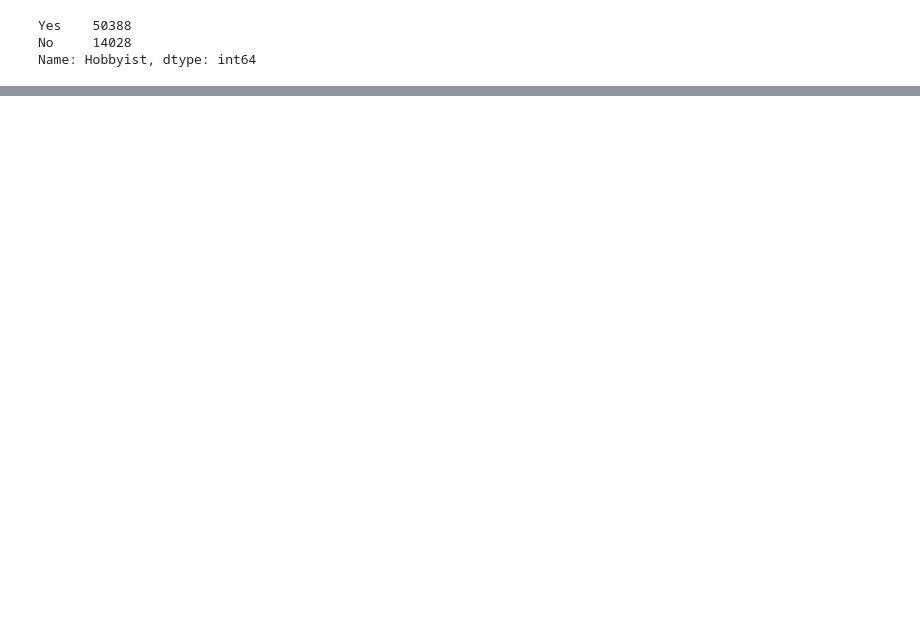
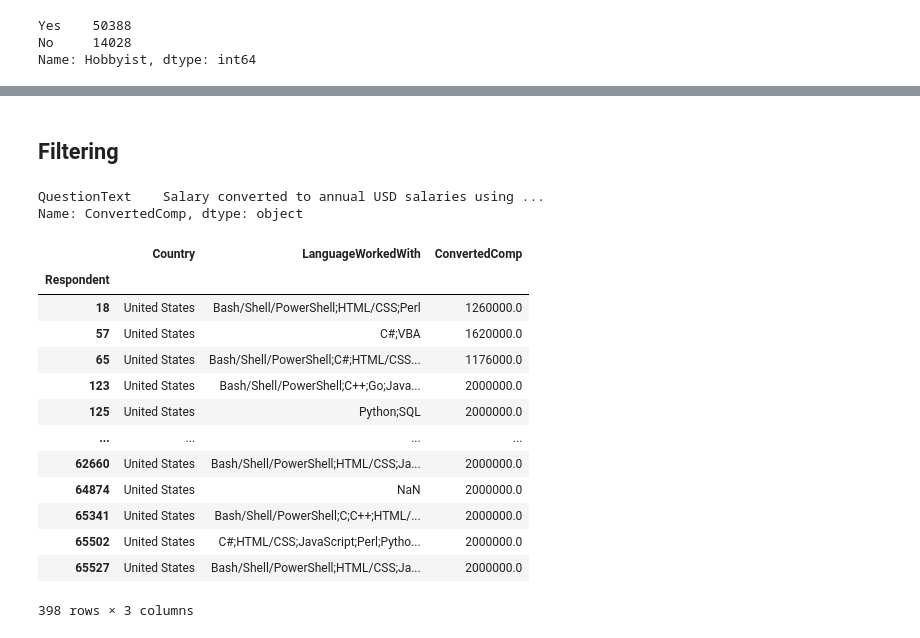
Before and after one commit to priyavrat-misra/py-libraries-practice, a Jupyter notebook: pandas/notebook.ipynb, the cells around one changed output, grey strips where cells are left out. Drawn from its saved outputs; the diff is of its cells as text; code cells hidden in the pictures; blank space fills up the shorter version.

```diff
--- a/pandas/notebook.ipynb
+++ b/pandas/notebook.ipynb
@@ -97,0 +134,24 @@ df.loc[:2, 'Hobbyist':'Age1stCode']  # df.loc[[0, 1, 2], ['Hobbyist', 'Age', 'Ag
+# %% [markdown]
+## Filtering
+# %%
+schema_df.loc['ConvertedComp']
+# %% [output]
+QuestionText    Salary converted to annual USD salaries using ...
+Name: ConvertedComp, dtype: object
+# %%
+df.loc[df['ConvertedComp'] > 1000000, ['Country', 'LanguageWorkedWith', 'ConvertedComp']]
+# %% [output]
+|  | Country | LanguageWorkedWith | ConvertedComp |
+| Respondent |  |  |  |
+| 18 | United States | Bash/Shell/PowerShell;HTML/CSS;Perl | 1260000.0 |
+| 57 | United States | C#;VBA | 1620000.0 |
+| 65 | United States | Bash/Shell/PowerShell;C#;HTML/CSS... | 1176000.0 |
+| 123 | United States | Bash/Shell/PowerShell;C++;Go;Java... | 2000000.0 |
+| 125 | United States | Python;SQL | 2000000.0 |
+| ... | ... | ... | ... |
+| 62660 | United States | Bash/Shell/PowerShell;HTML/CSS;Ja... | 2000000.0 |
+| 64874 | United States | NaN | 2000000.0 |
+| 65341 | United States | Bash/Shell/PowerShell;C;C++;HTML/... | 2000000.0 |
+| 65502 | United States | C#;HTML/CSS;JavaScript;Perl;Pytho... | 2000000.0 |
+| 65527 | United States | Bash/Shell/PowerShell;HTML/CSS;Ja... | 2000000.0 |
+398 rows × 3 columns
```
Also changed, not shown: parts of 16 cells of this notebook.
